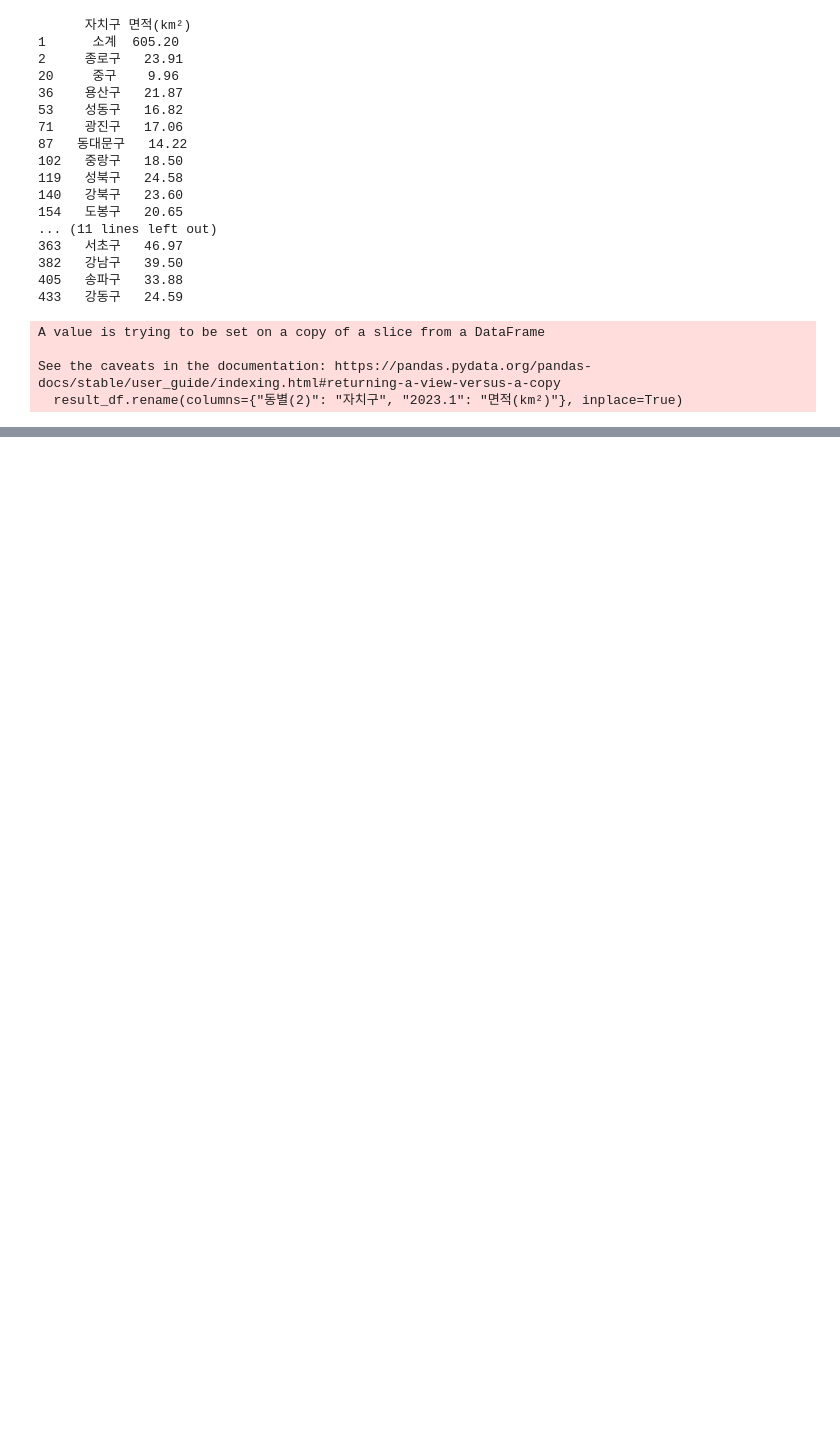
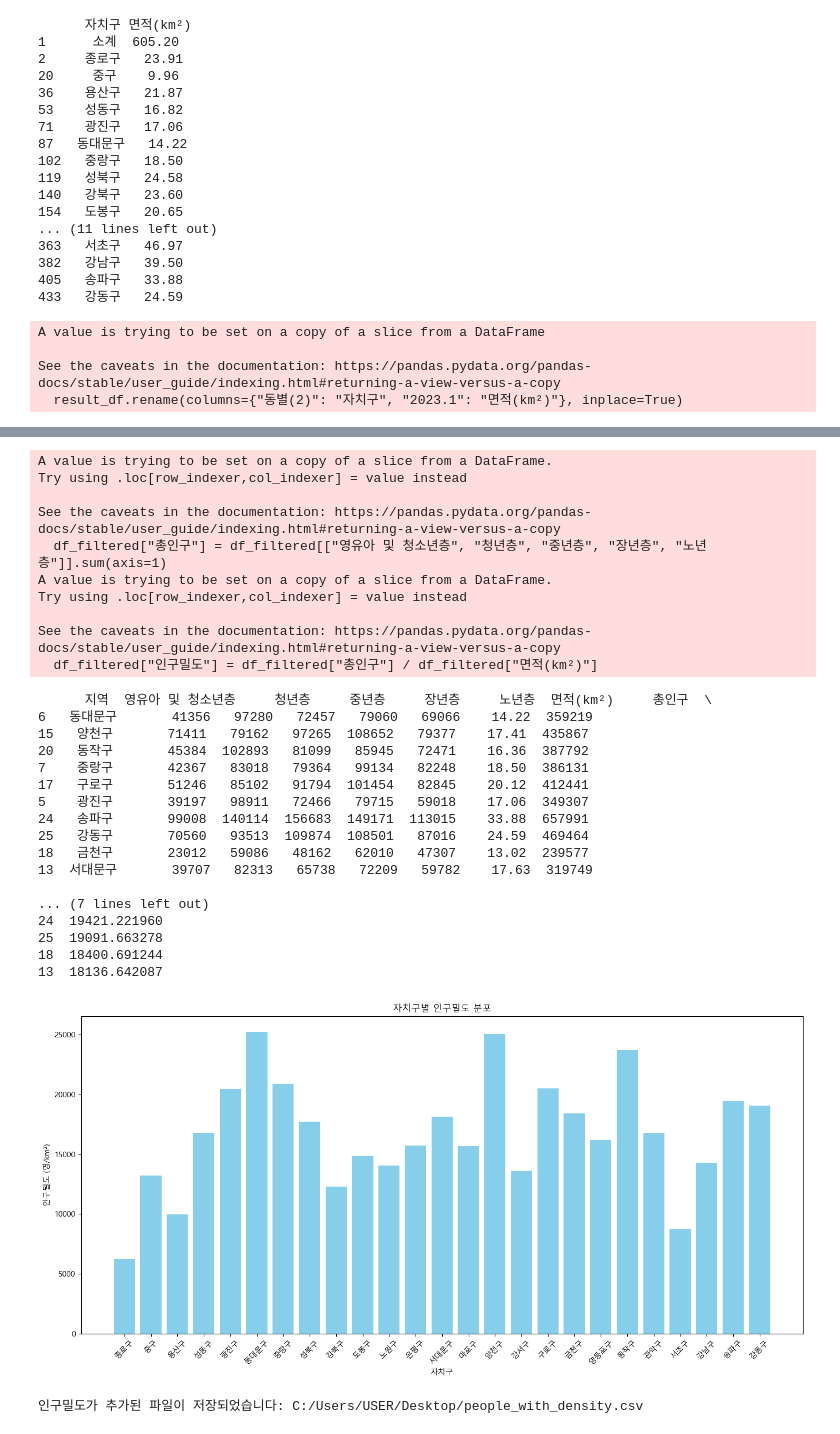
Before and after one commit to lunnyz3/BDP-FINAL-24-, a Jupyter notebook: 전처리/인구밀도/people.ipynb, the cells around one changed output, grey strips where cells are left out. Cells and saved outputs as stored; diff of their text form; code cells hidden in the pictures; blank space fills up the shorter version.

```diff
--- a/전처리/인구밀도/people.ipynb
+++ b/전처리/인구밀도/people.ipynb
@@ -132,0 +160,69 @@ UnicodeDecodeError: 'utf-8' codec can't decode byte 0xc1 in position 0: invalid
+# %%
+import pandas as pd
+import matplotlib.pyplot as plt
+
+# 한국어 폰트 설정
+plt.rcParams["font.family"] = "Malgun Gothic"  # 맑은 고딕
+plt.rcParams["axes.unicode_minus"] = False    # 마이너스 기호 문제 방지
+
+# CSV 파일 읽기
+file_path = 'C:/Users/USER/Desktop/people.csv'
+df = pd.read_csv(file_path, encoding="euc-kr")
+
+# "합계" 행 제거
+df_filtered = df[df["지역"] != "합계"]
+
+# 총 인구수 계산
+df_filtered["총인구"] = df_filtered[["영유아 및 청소년층", "청년층", "중년층", "장년층", "노년층"]].sum(axis=1)
+
+# 인구밀도 계산 (총인구 / 면적)
+df_filtered["인구밀도"] = df_filtered["총인구"] / df_filtered["면적(km²)"]
+
+# 1. 인구밀도 상위 10개 지역
+top_density = df_filtered.sort_values(by="인구밀도", ascending=False).head(10)
+print(top_density)
+
+# 2. 시각화 - 인구밀도 분포
+plt.figure(figsize=(14, 7))
+plt.bar(df_filtered["지역"], df_filtered["인구밀도"], color="skyblue")
+plt.title("자치구별 인구밀도 분포")
+plt.xlabel("자치구")
+plt.ylabel("인구밀도 (명/km²)")
+plt.xticks(rotation=45)
+plt.tight_layout()
+plt.show()
+
+# 인구밀도가 추가된 데이터를 새로운 CSV 파일로 저장
+output_file_path = 'C:/Users/USER/Desktop/people_with_density.csv'
+df_filtered.to_csv(output_file_path, encoding="utf-8", index=False)
+print(f"인구밀도가 추가된 파일이 저장되었습니다: {output_file_path}")
+# %% [output]
+A value is trying to be set on a copy of a slice from a DataFrame.
+Try using .loc[row_indexer,col_indexer] = value instead
+
+See the caveats in the documentation: https://pandas.pydata.org/pandas-docs/stable/user_guide/indexing.html#returning-a-view-versus-a-copy
+  df_filtered["총인구"] = df_filtered[["영유아 및 청소년층", "청년층", "중년층", "장년층", "노년층"]].sum(axis=1)
+A value is trying to be set on a copy of a slice from a DataFrame.
+Try using .loc[row_indexer,col_indexer] = value instead
+
+See the caveats in the documentation: https://pandas.pydata.org/pandas-docs/stable/user_guide/indexing.html#returning-a-view-versus-a-copy
+  df_filtered["인구밀도"] = df_filtered["총인구"] / df_filtered["면적(km²)"]
+      지역  영유아 및 청소년층     청년층     중년층     장년층     노년층  면적(km²)     총인구  \
+6   동대문구       41356   97280   72457   79060   69066    14.22  359219
+15   양천구       71411   79162   97265  108652   79377    17.41  435867
+20   동작구       45384  102893   81099   85945   72471    16.36  387792
+7    중랑구       42367   83018   79364   99134   82248    18.50  386131
+17   구로구       51246   85102   91794  101454   82845    20.12  412441
+5    광진구       39197   98911   72466   79715   59018    17.06  349307
+24   송파구       99008  140114  156683  149171  113015    33.88  657991
+25   강동구       70560   93513  109874  108501   87016    24.59  469464
+18   금천구       23012   59086   48162   62010   47307    13.02  239577
+13  서대문구       39707   82313   65738   72209   59782    17.63  319749
+
+... (7 lines left out)
+24  19421.221960
+25  19091.663278
+18  18400.691244
+13  18136.642087
+[figure, added]
+인구밀도가 추가된 파일이 저장되었습니다: C:/Users/USER/Desktop/people_with_density.csv
```
Also changed, not shown: parts of 3 cells of this notebook.
